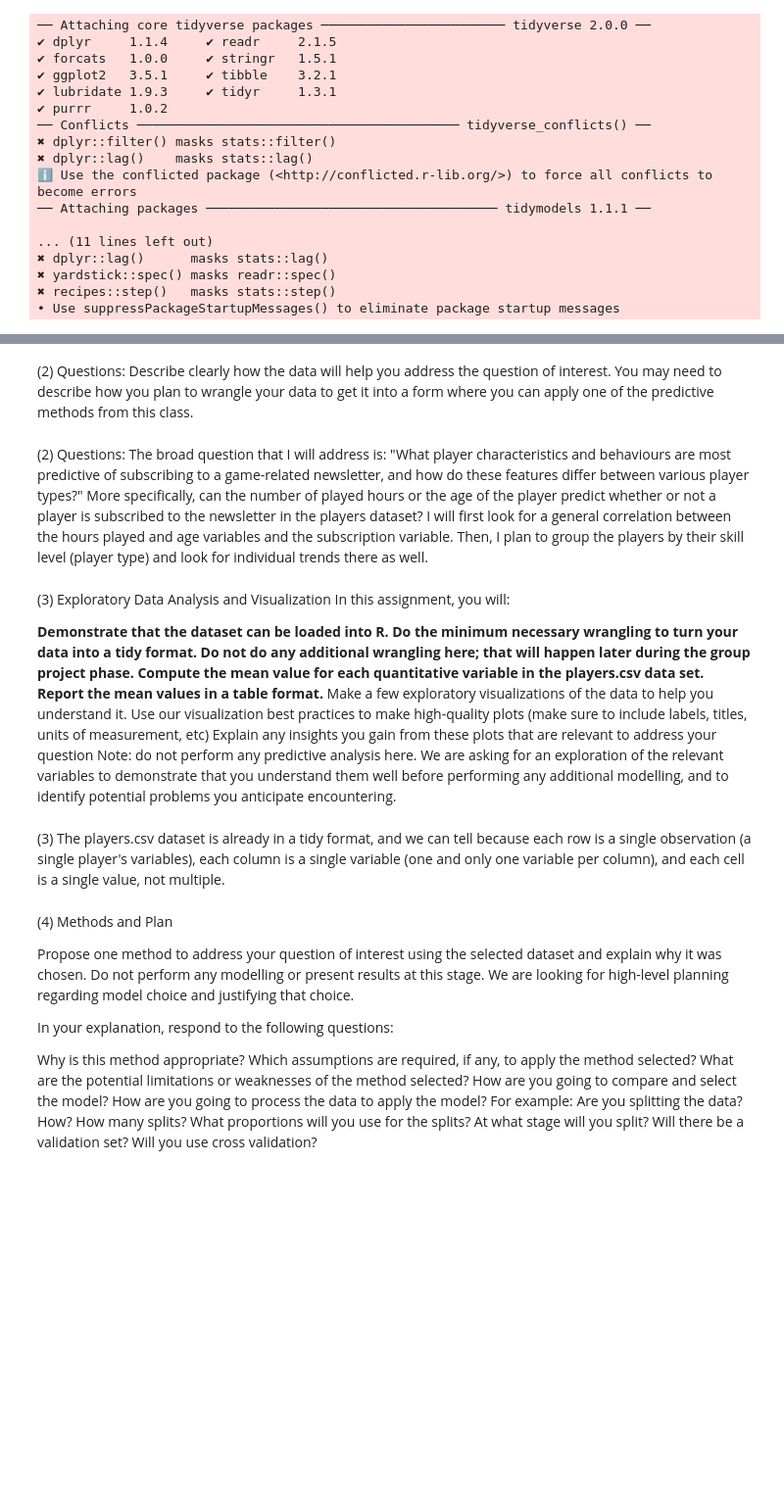
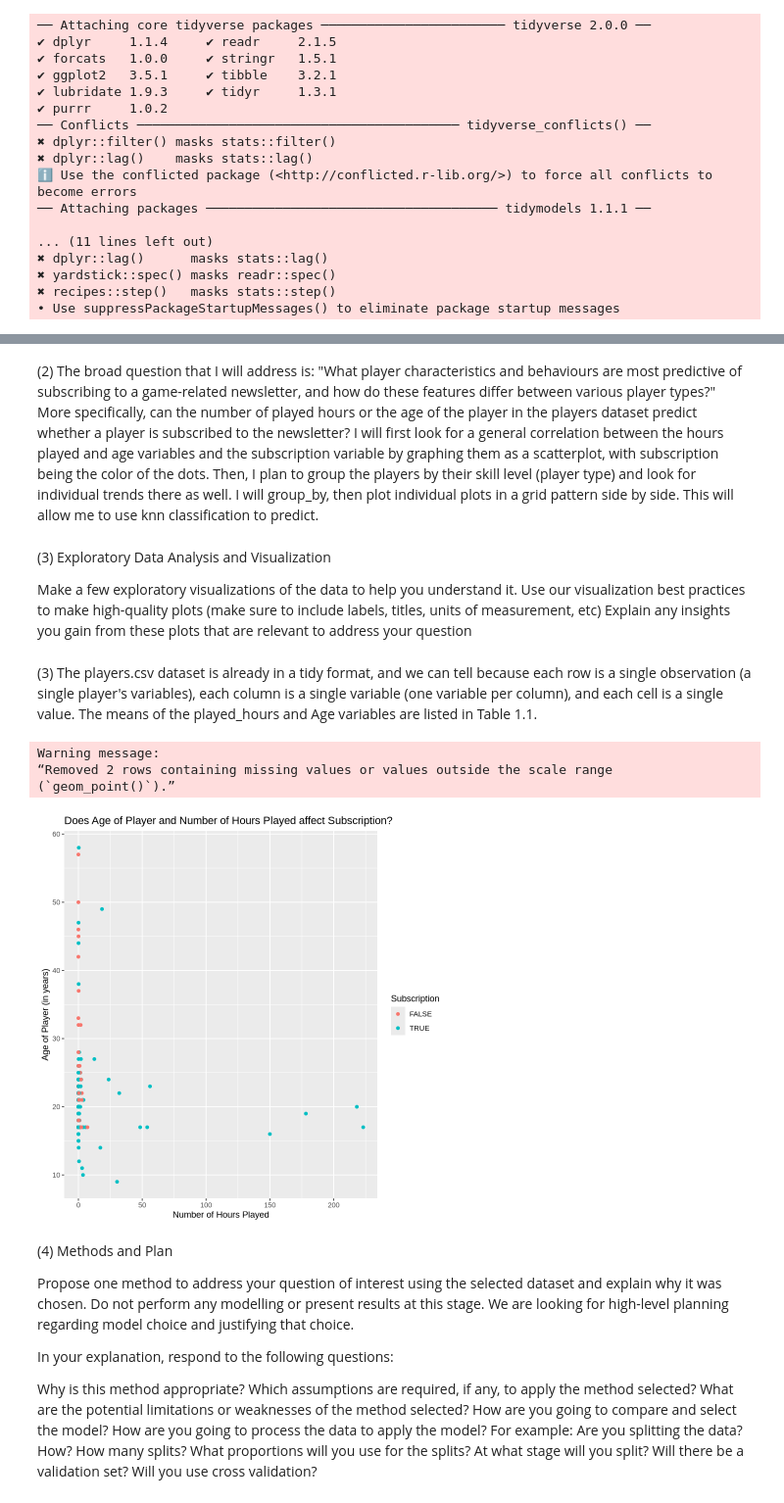
Before and after one commit to vjia02/individual_assignment_github, a Jupyter notebook: Vivien_Jia_DSCI-100-008-39.ipynb, the cells around one changed output, grey strips where cells are left out. Shown: that part at 98% size. Cells and saved outputs as stored; diff of their text form; code cells hidden in the pictures; blank space fills up the shorter version.

Commit message:
Made exploratory graph
Made the first graph to explore the relationship between Age, Hours played, and subscription.

```diff
--- a/Vivien_Jia_DSCI-100-008-39.ipynb
+++ b/Vivien_Jia_DSCI-100-008-39.ipynb
@@ -78,23 +97,26 @@ I'm not using the sessions.csv dataset because the question I want to answer wil
-# %% [markdown]
-(2) Questions:
-Describe clearly how the data will help you address the question of interest. You may need to describe how you plan to wrangle your data to get it into a form where you can apply one of the predictive methods from this class.
 # %% [markdown]
-(2) Questions:
-The broad question that I will address is: "What player characteristics and behaviours are most predictive of subscribing to a game-related newsletter, and how do these features differ between various player types?" More specifically, can the number of played hours or the age of the player predict whether or not a player is subscribed to the newsletter in the players dataset?
-I will first look for a general correlation between the hours played and age variables and the subscription variable. Then, I plan to group the players by their skill level (player type) and look for individual trends there as well.
+(2)
+The broad question that I will address is: "What player characteristics and behaviours are most predictive of subscribing to a game-related newsletter, and how do these features differ between various player types?" More specifically, can the number of played hours or the age of the player in the players dataset predict whether a player is subscribed to the newsletter? I will first look for a general correlation between the hours played and age variables and the subscription variable by graphing them as a scatterplot, with subscription being the color of the dots. Then, I plan to group the players by their skill level (player type) and look for individual trends there as well. I will group_by, then plot individual plots in a grid pattern side by side. This will allow me to use knn classification to predict.
 # %% [markdown]
 (3) Exploratory Data Analysis and Visualization
-In this assignment, you will:
 
-**Demonstrate that the dataset can be loaded into R.**
-**Do the minimum necessary wrangling to turn your data into a tidy format. Do not do any additional wrangling here; that will happen later during the group project phase.
-Compute the mean value for each quantitative variable in the players.csv data set. Report the mean values in a table format.**
 Make a few exploratory visualizations of the data to help you understand it.
 Use our visualization best practices to make high-quality plots (make sure to include labels, titles, units of measurement, etc)
 Explain any insights you gain from these plots that are relevant to address your question
-Note: do not perform any predictive analysis here. We are asking for an exploration of the relevant variables to demonstrate that you understand them well before performing any additional modelling, and to identify potential problems you anticipate encountering.
 # %% [markdown]
-(3) The players.csv dataset is already in a tidy format, and we can tell because each row is a single observation (a single player's variables), each column is a single variable (one and only one variable per column), and each cell is a single value, not multiple.
+(3) The players.csv dataset is already in a tidy format, and we can tell because each row is a single observation (a single player's variables), each column is a single variable (one variable per column), and each cell is a single value. The means of the played_hours and Age variables are listed in Table 1.1.
+# %%
+players_plot1<- players |>
+    ggplot(aes(x = played_hours, y = Age, colour = subscribe)) +
+    geom_point() +
+    labs(x = "Number of Hours Played", y = "Age of Player (in years)", colour = "Subscription")+
+    ggtitle("Does Age of Player and Number of Hours Played affect Subscription?")
+players_plot1
+# %% [output]
+Warning message:
+“Removed 2 rows containing missing values or values outside the scale range
+(`geom_point()`).”
+[figure, added]
 # %% [markdown]
 (4) Methods and Plan
 
```
Also changed, not shown: parts of 5 cells of this notebook.
